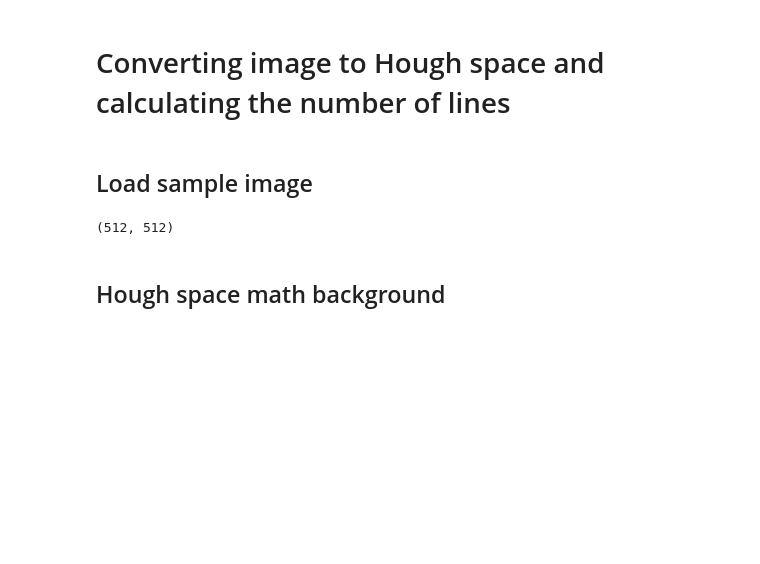
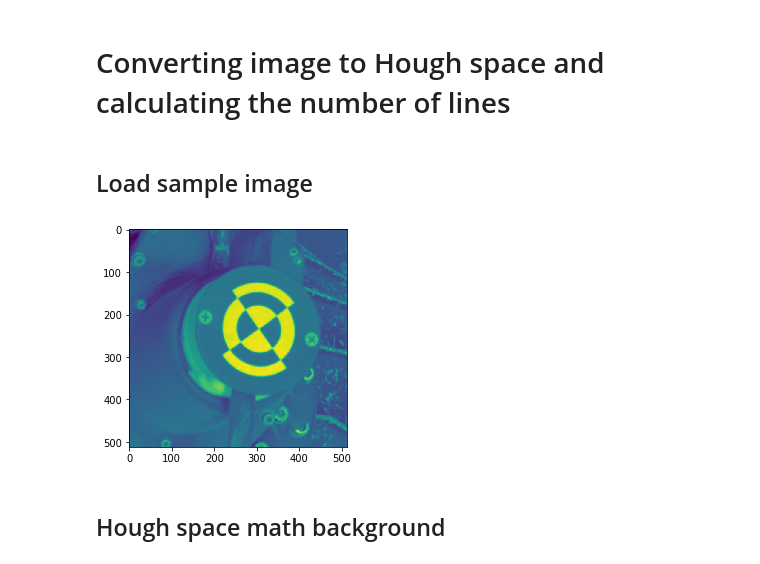
Before and after one commit to Progern/computer-vision-hw, a Jupyter notebook: cv-1-1/cv-hw-1-1.ipynb, the cells around one changed output. Saved outputs shown, nothing was run; the diff lists cells and outputs as text; code cells hidden in the pictures; blank space fills up the shorter version.

```diff
--- a/cv-1-1/cv-hw-1-1.ipynb
+++ b/cv-1-1/cv-hw-1-1.ipynb
@@ -11,14 +11,39 @@ from scipy import ndimage
 %matplotlib inline
 # %% [markdown]
 ## Load sample image
+# %%
+# Help functions
+
+def rgb2gray(rgb):
+
+    r, g, b = rgb[:,:,0], rgb[:,:,1], rgb[:,:,2]
+    gray = 0.2989 * r + 0.5870 * g + 0.1140 * b
+
+    return gray
+
+def load_data(image_name):
+    '''
+    Load images from the "faces_imgs" directory
+    Images are in JPG and we convert it to gray scale images
+    '''
+    img = mpimg.imread(image_name)
+    img = rgb2gray(img)
+
+    return img
+
+def visualize(img, format=None, gray=False):
+    if img.shape[0] == 3:
+        img = img.transpose(1,2,0)
+    plt.imshow(img, format)
+    plt.show()
 # %%
 sample_image_name = 'marker_cut_rgb_512.png'
 # %%
-sample_image = Image.open(sample_image_name).convert('L')
+sample_image = load_data(sample_image_name)
 sample_image_arr = np.array(sample_image)
-print(sample_image_arr.shape)
+visualize(sample_image)
 # %% [output]
-(512, 512)
+[figure, added]
 # %% [markdown]
 ## Hough space math background
 # %% [markdown]
```
Also changed, not shown: parts of 5 cells of this notebook.
